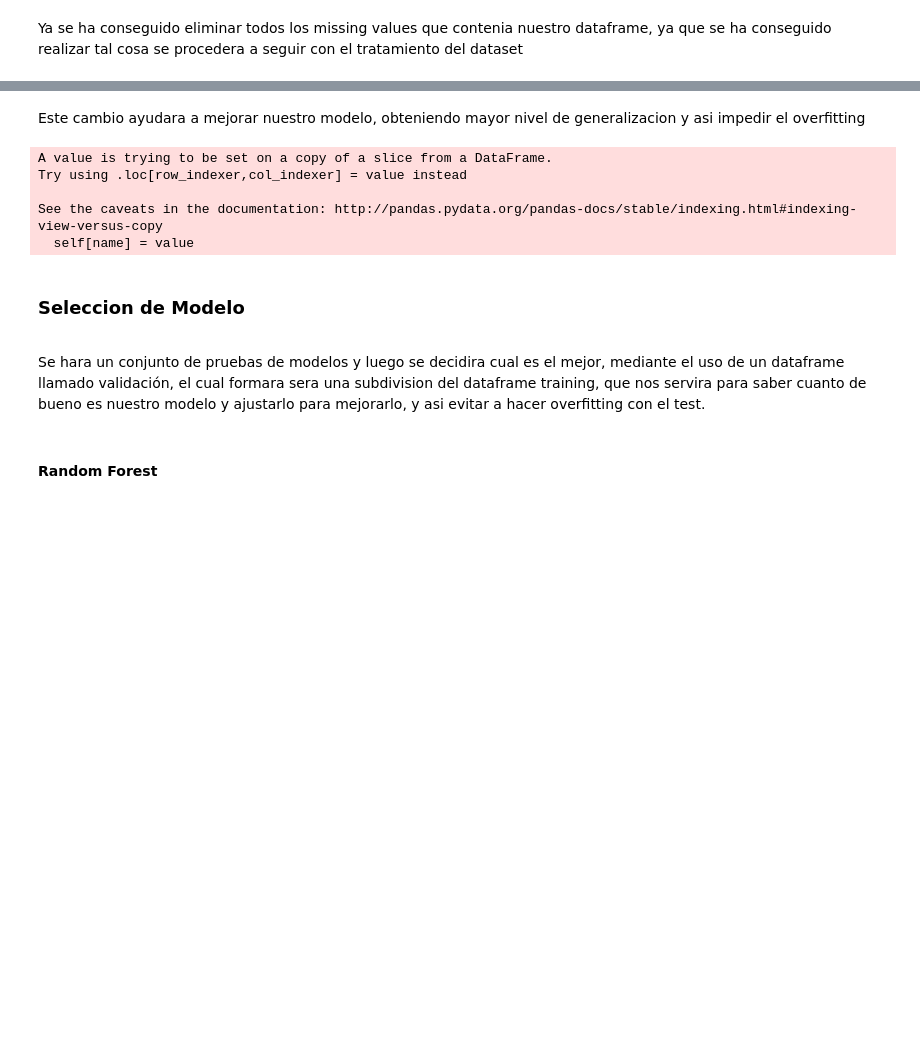
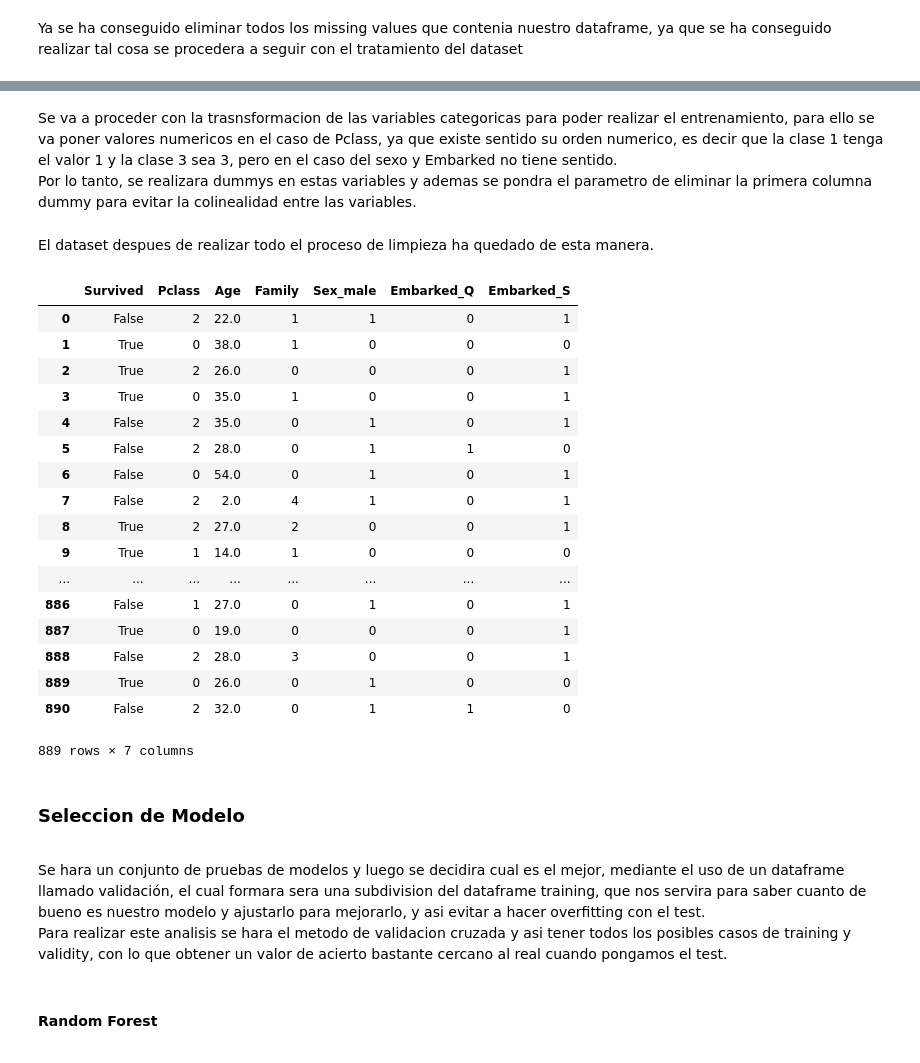
Before and after one commit to brudini/Titanic-Kaggle, a Jupyter notebook: titanic.ipynb, the cells around one changed output, grey strips where cells are left out. Saved outputs shown, nothing was run; the diff lists cells and outputs as text; code cells hidden in the pictures; blank space fills up the shorter version.

```diff
--- a/titanic.ipynb
+++ b/titanic.ipynb
@@ -717,23 +707,37 @@ Para obtener un modelo mas simple se va a categorizar del Atributo Age en 4 cate
-# %% [markdown]
- Este cambio ayudara a mejorar nuestro modelo, obteniendo mayor nivel de generalizacion y asi impedir el overfitting
-# %%
-from sklearn import preprocessing
-number = preprocessing.LabelEncoder()
-pred_train.Embarked=number.fit_transform(pred_train.Embarked)
-pred_train.Pclass=number.fit_transform(pred_train.Pclass)
-pred_train.Sex=number.fit_transform(pred_train.Sex)
-
-pred_val.Embarked=number.fit_transform(pred_val.Embarked)
-pred_val.Pclass=number.fit_transform(pred_val.Pclass)
-pred_val.Sex=number.fit_transform(pred_val.Sex)
-# %% [output]
-A value is trying to be set on a copy of a slice from a DataFrame.
-Try using .loc[row_indexer,col_indexer] = value instead
-
-See the caveats in the documentation: http://pandas.pydata.org/pandas-docs/stable/indexing.html#indexing-view-versus-copy
-  self[name] = value
+# %% [markdown]
+Se va a proceder con la trasnsformacion de las variables categoricas para poder realizar el entrenamiento, para ello se va poner valores numericos en el caso de Pclass, ya que existe sentido su orden numerico, es decir que la clase 1 tenga el valor 1 y la clase 3 sea 3, pero en el caso del sexo y Embarked no tiene sentido.
+Por lo tanto, se realizara dummys en estas variables y ademas se pondra el parametro de eliminar la primera columna dummy para evitar la colinealidad entre las variables.
+# %%
+from sklearn import preprocessing
+number = preprocessing.LabelEncoder()
+train_df.Pclass=number.fit_transform(train_df.Pclass)
+train_df=pd.get_dummies(train_df, prefix_sep='_', drop_first=True)
+# %% [markdown]
+El dataset despues de realizar todo el proceso de limpieza ha quedado de esta manera.
+# %%
+train_df
+# %% [output]
+|  | Survived | Pclass | Age | Family | Sex_male | Embarked_Q | Embarked_S |
+| 0 | False | 2 | 22.0 | 1 | 1 | 0 | 1 |
+| 1 | True | 0 | 38.0 | 1 | 0 | 0 | 0 |
+| 2 | True | 2 | 26.0 | 0 | 0 | 0 | 1 |
+| 3 | True | 0 | 35.0 | 1 | 0 | 0 | 1 |
+| 4 | False | 2 | 35.0 | 0 | 1 | 0 | 1 |
+| 5 | False | 2 | 28.0 | 0 | 1 | 1 | 0 |
+| 6 | False | 0 | 54.0 | 0 | 1 | 0 | 1 |
+| 7 | False | 2 | 2.0 | 4 | 1 | 0 | 1 |
+| 8 | True | 2 | 27.0 | 2 | 0 | 0 | 1 |
+| 9 | True | 1 | 14.0 | 1 | 0 | 0 | 0 |
+| ... | ... | ... | ... | ... | ... | ... | ... |
+| 886 | False | 1 | 27.0 | 0 | 1 | 0 | 1 |
+| 887 | True | 0 | 19.0 | 0 | 0 | 0 | 1 |
+| 888 | False | 2 | 28.0 | 3 | 0 | 0 | 1 |
+| 889 | True | 0 | 26.0 | 0 | 1 | 0 | 0 |
+| 890 | False | 2 | 32.0 | 0 | 1 | 1 | 0 |
+889 rows × 7 columns
 # %% [markdown]
 ### **Seleccion de Modelo**
 <a id="Selection"></a>
 # %% [markdown]
 Se hara un conjunto de pruebas de modelos y luego se decidira cual es el mejor, mediante el uso de un dataframe llamado validación, el cual formara sera una subdivision del dataframe training, que nos servira para saber cuanto de bueno es nuestro modelo y ajustarlo para mejorarlo, y asi evitar a hacer overfitting con el test.
+Para realizar este analisis se hara el metodo de validacion cruzada y asi tener todos los posibles casos de training y validity, con lo que obtener un valor de acierto bastante cercano al real cuando pongamos el test.
```
Also changed, not shown: parts of 42 cells of this notebook.
